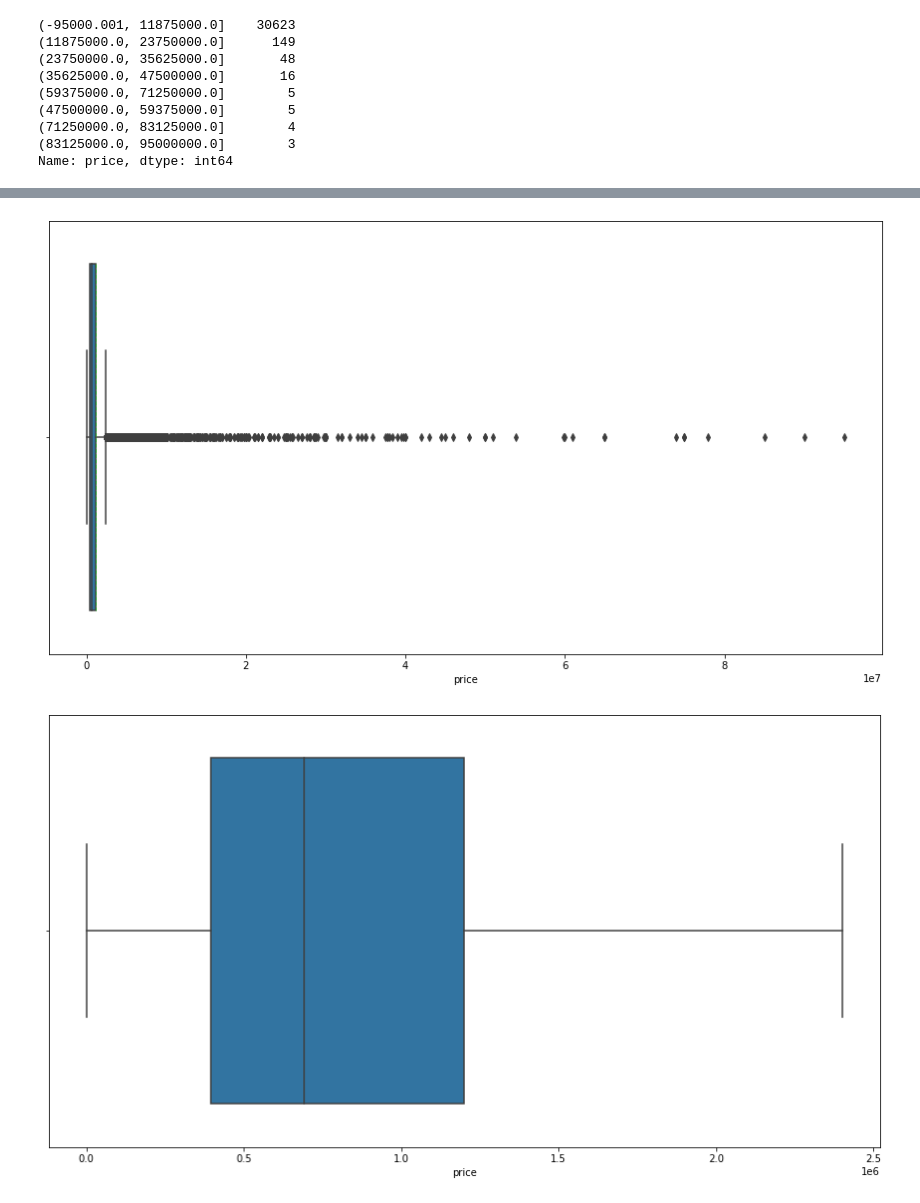
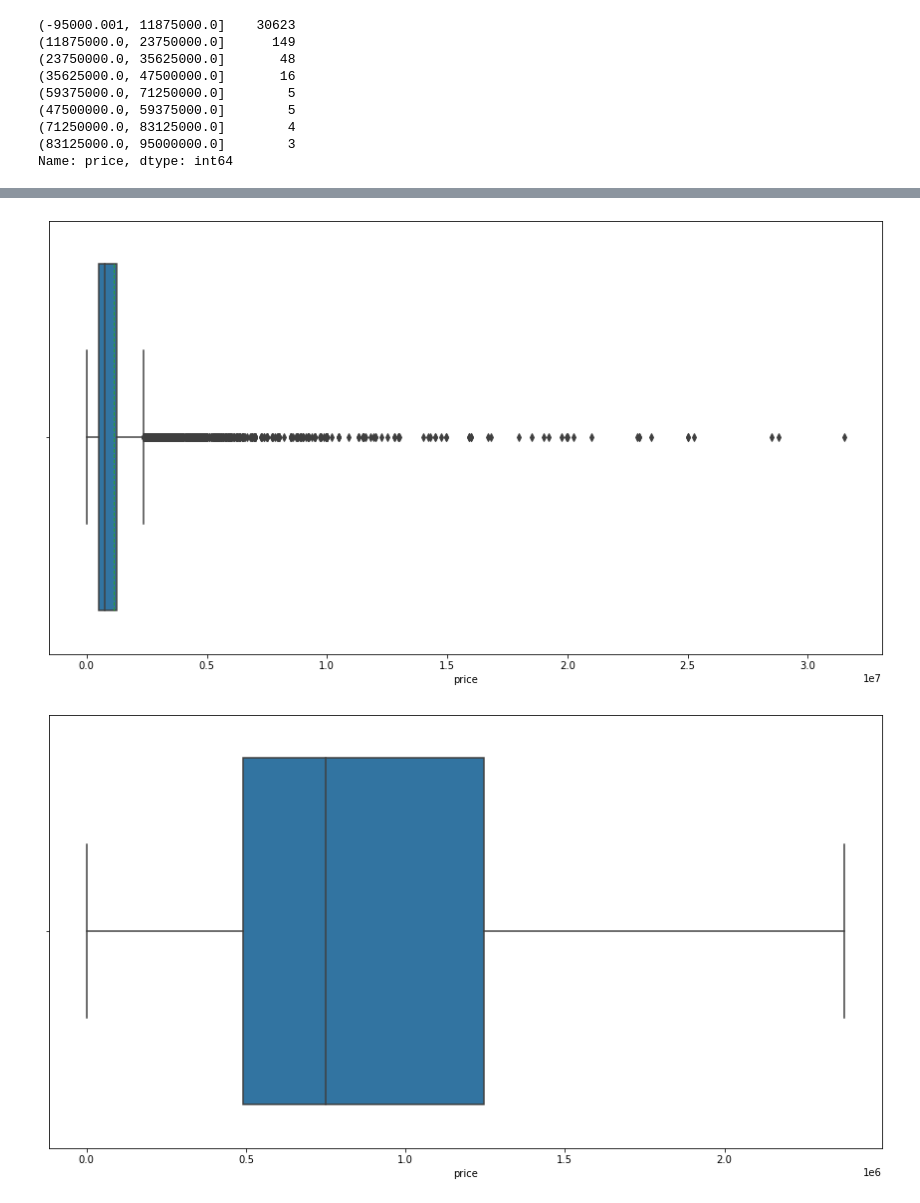
Before and after one commit to erin-vu/real_estate, a Jupyter notebook: Real Estate Analysis.ipynb, the cells around one changed output, grey strips where cells are left out. Drawn from its saved outputs; the diff is of its cells as text; code cells hidden in the pictures.

```diff
--- a/Real Estate Analysis.ipynb
+++ b/Real Estate Analysis.ipynb
@@ -661,13 +661,13 @@ ax.hist(df['price'], bins=50);
 # %%
 #Boxplot with outliers
 fig, ax = plt.subplots(figsize=(15, 8))
-sns.boxplot(x=df['price'], showmeans=True, meanline=True);
+sns.boxplot(x=df_single['price'], showmeans=True, meanline=True);
 # %% [output]
-[figure, old version]
+[figure, new version]
 # %%
 #Boxplot without outliers
 fig, ax = plt.subplots(figsize=(15, 8))
-sns.boxplot(x=df['price'], showfliers=False);
+sns.boxplot(x=df_single['price'], showfliers=False);
 # %% [output]
-[figure, old version]
+[figure, new version]
 # %%
```
Also changed, not shown: parts of 23 cells of this notebook.
